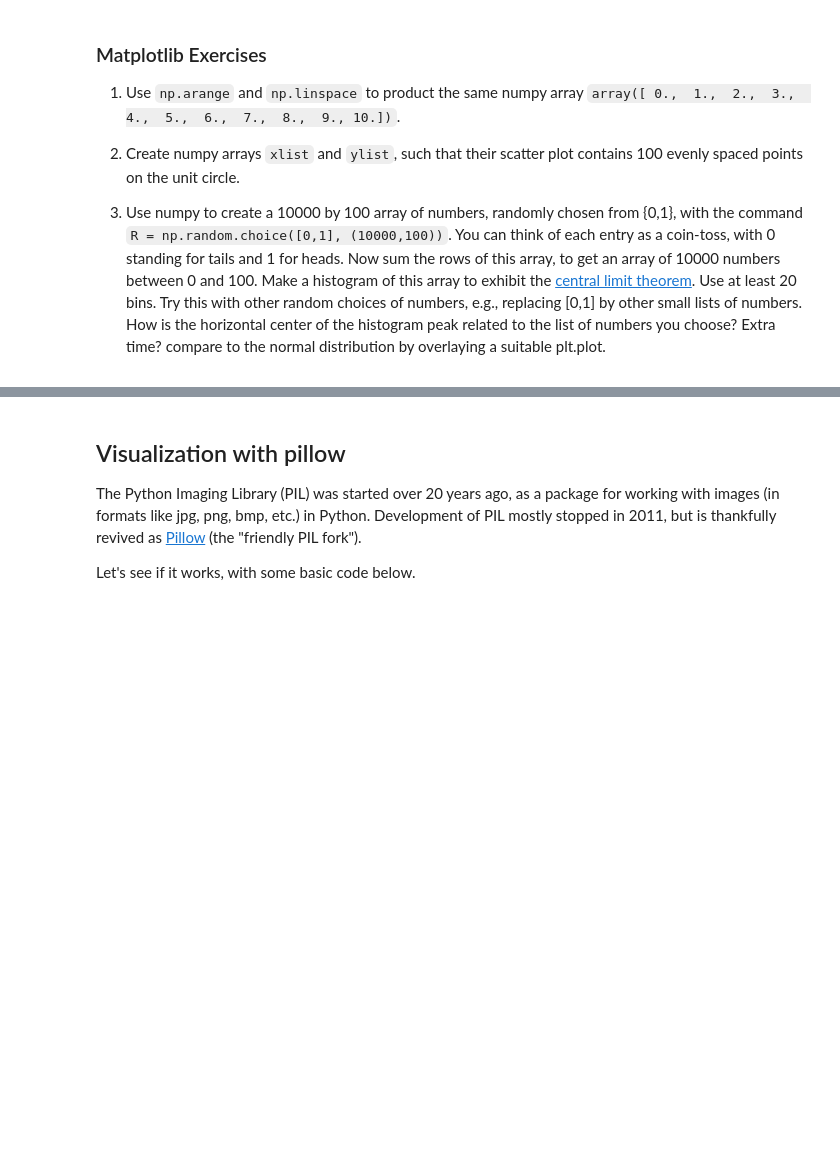
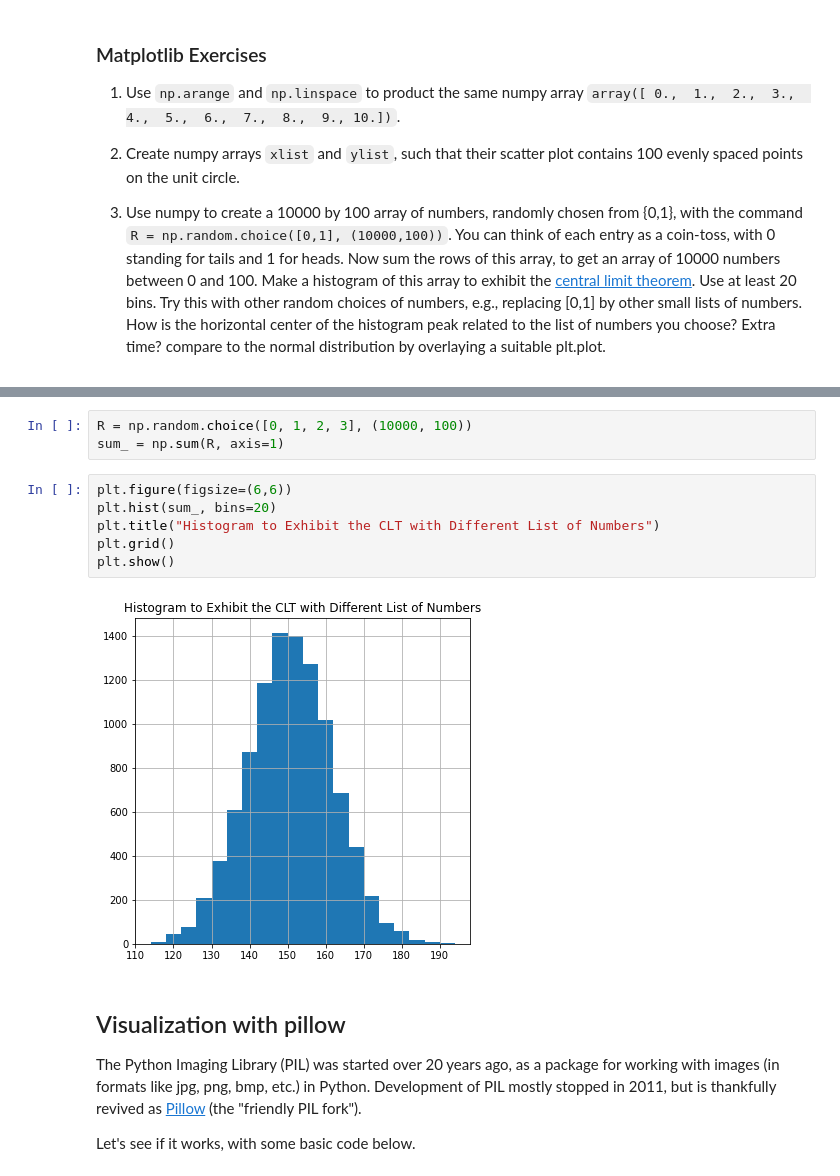
Before and after one commit to victoriacochran/MATH-152, a Jupyter notebook: P4M_Notebook_4.ipynb, the cells around one changed output, grey strips where cells are left out. Cells and saved outputs as stored; diff of their text form; blank space fills up the shorter version.

```diff
--- a/P4M_Notebook_4.ipynb
+++ b/P4M_Notebook_4.ipynb
@@ -1010,3 +1107,14 @@ The command `np.linspace(start, stop, length)` creates a numpy array that begins
+# %%
+R = np.random.choice([0, 1, 2, 3], (10000, 100))
+sum_ = np.sum(R, axis=1)
+# %%
+plt.figure(figsize=(6,6))
+plt.hist(sum_, bins=20)
+plt.title("Histogram to Exhibit the CLT with Different List of Numbers")
+plt.grid()
+plt.show()
+# %% [output]
+[figure, added]
 # %% [markdown]
 ## Visualization with pillow
 
```
Also changed, not shown: parts of 27 cells of this notebook.
